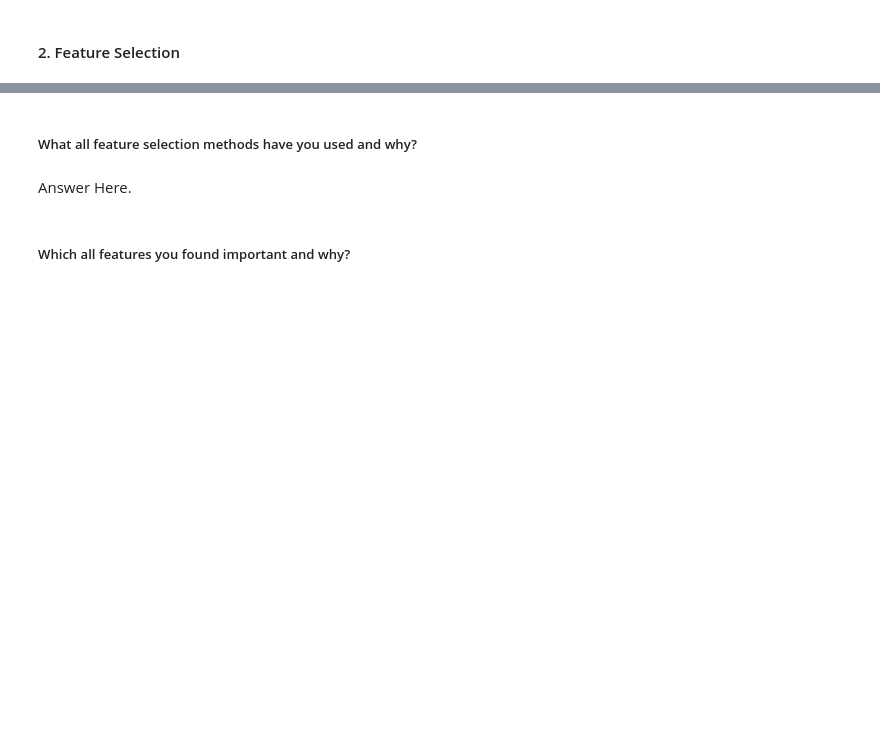
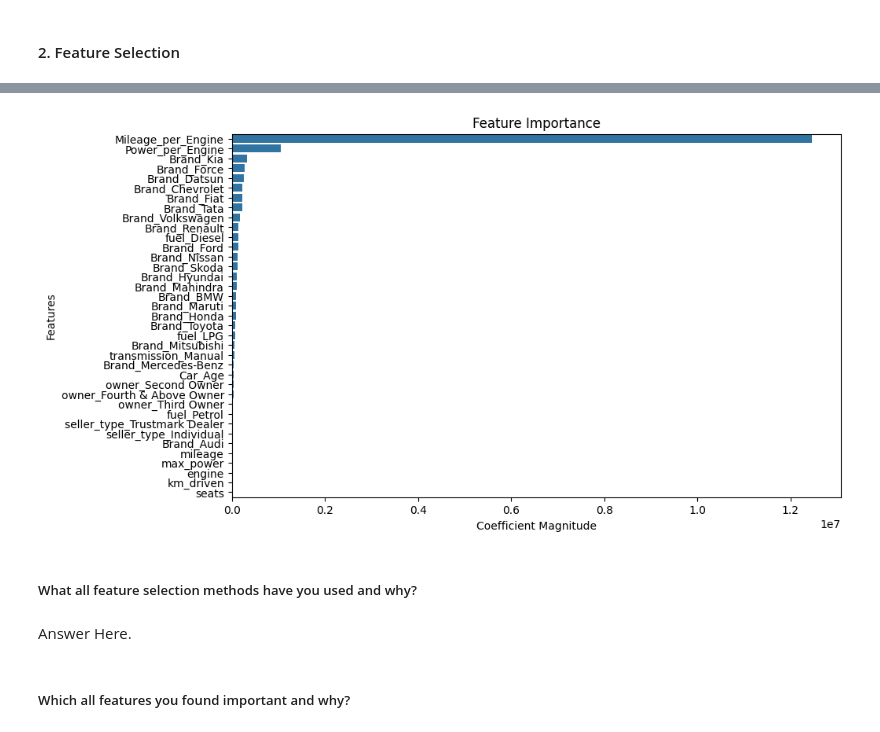
Before and after one commit to Mogatala8374/Vehicle-dataset---Complete-Dataset, a Jupyter notebook: Vehicle_Dataset_(CarDekho).ipynb, the cells around one changed output, grey strips where cells are left out. Saved outputs shown, nothing was run; the diff lists cells and outputs as text; code cells hidden in the pictures; blank space fills up the shorter version.

```diff
--- a/Vehicle_Dataset_(CarDekho).ipynb
+++ b/Vehicle_Dataset_(CarDekho).ipynb
@@ -1233,0 +1317,11 @@ df['Brand'] = df['name'].str.split().str[0]
+# %%
+# Select your features wisely to avoid overfitting
+
+# Define target variable
+y = df['selling_price']
+
+# Define feature matrix
+X = df.drop('selling_price', axis=1)
+
+print("Features Shape:", X.shape)
+print("Target Shape:", y.shape)
@@ -1233,0 +1452,16 @@ df['Brand'] = df['name'].str.split().str[0]
+# %%
+plt.figure(figsize=(10,6))
+
+sns.barplot(
+    data=importance,
+    x='Absolute_Coefficient',
+    y='Feature'
+)
+
+plt.title("Feature Importance")
+plt.xlabel("Coefficient Magnitude")
+plt.ylabel("Features")
+
+plt.show()
+# %% [output]
+[figure, added]
```
Also changed, not shown: parts of 27 cells of this notebook.
